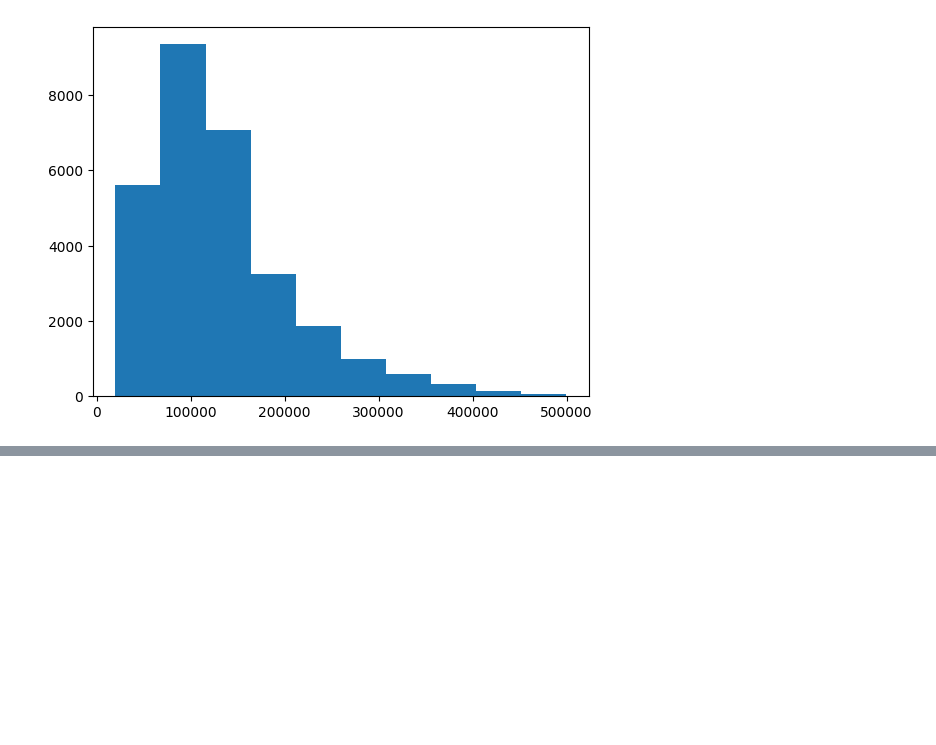
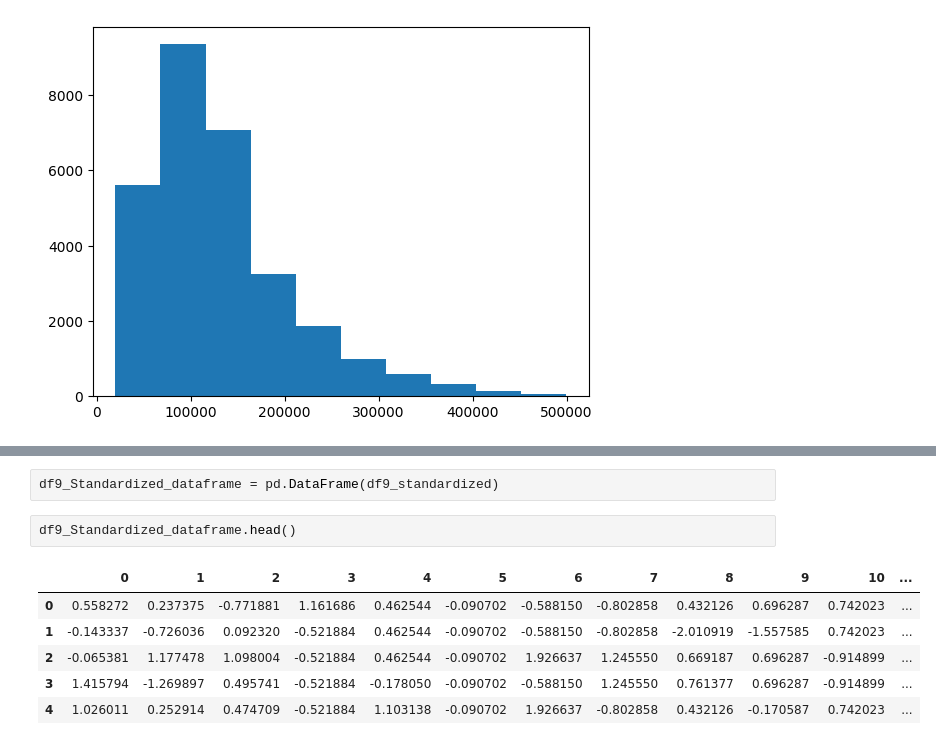
Before and after one commit to AndersonBarross/test_light_house, a Jupyter notebook: LH_CD_ANDERSON_BARROS.ipynb, the cells around one changed output, grey strips where cells are left out. Cells and saved outputs as stored; diff of their text form; blank space fills up the shorter version.

```diff
--- a/LH_CD_ANDERSON_BARROS.ipynb
+++ b/LH_CD_ANDERSON_BARROS.ipynb
@@ -399,0 +445,11 @@ model2.score(X_test, Y_test )     # avaliando o modelo
+# %%
+df9_Standardized_dataframe = pd.DataFrame(df9_standardized)
+# %%
+df9_Standardized_dataframe.head()
+# %% [output]
+|  | 0 | 1 | 2 | 3 | 4 | 5 | 6 | 7 | 8 | 9 | 10 | ... |
+| 0 | 0.558272 | 0.237375 | -0.771881 | 1.161686 | 0.462544 | -0.090702 | -0.588150 | -0.802858 | 0.432126 | 0.696287 | 0.742023 | ... |
+| 1 | -0.143337 | -0.726036 | 0.092320 | -0.521884 | 0.462544 | -0.090702 | -0.588150 | -0.802858 | -2.010919 | -1.557585 | 0.742023 | ... |
+| 2 | -0.065381 | 1.177478 | 1.098004 | -0.521884 | 0.462544 | -0.090702 | 1.926637 | 1.245550 | 0.669187 | 0.696287 | -0.914899 | ... |
+| 3 | 1.415794 | -1.269897 | 0.495741 | -0.521884 | -0.178050 | -0.090702 | -0.588150 | 1.245550 | 0.761377 | 0.696287 | -0.914899 | ... |
+| 4 | 1.026011 | 0.252914 | 0.474709 | -0.521884 | 1.103138 | -0.090702 | 1.926637 | -0.802858 | 0.432126 | -0.170587 | 0.742023 | ... |
```
Also changed, not shown: parts of 66 cells of this notebook, 1 other file.
